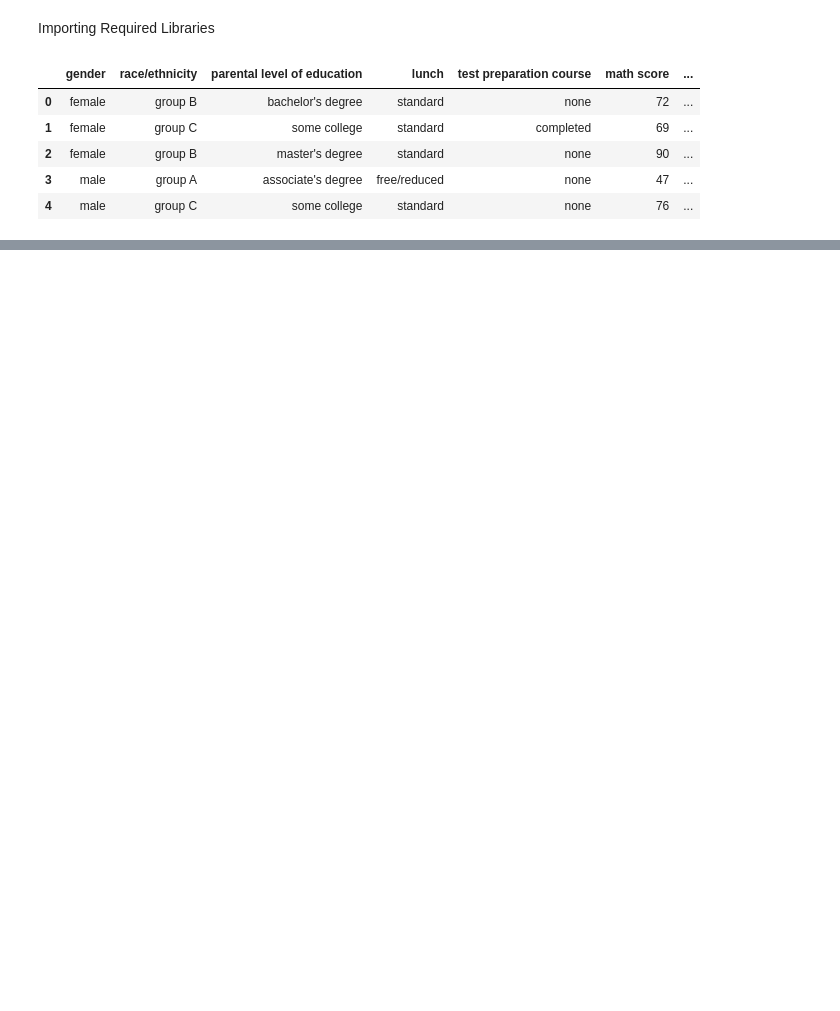
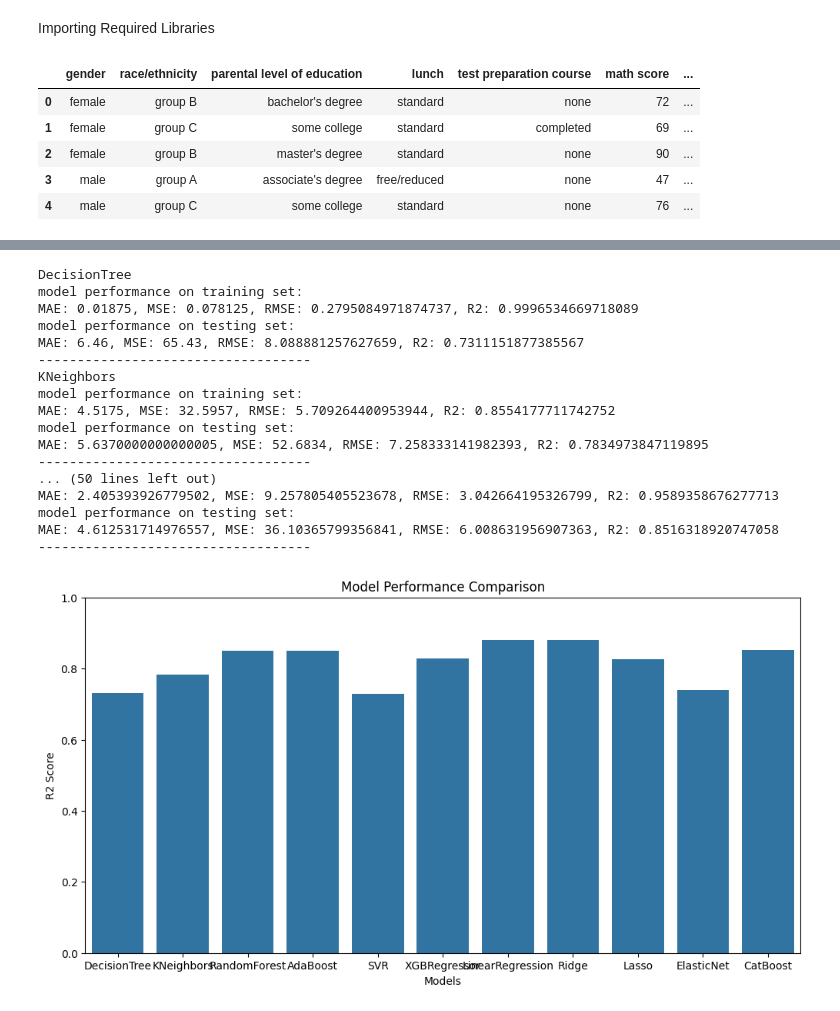
Before and after one commit to Goal48/ML_Project, a Jupyter notebook: notebook/Dataset/Model Traing.ipynb, the cells around one changed output, grey strips where cells are left out. Cells and saved outputs as stored; diff of their text form; code cells hidden in the pictures; blank space fills up the shorter version.

Commit message:
Model Training

```diff
--- a/notebook/Dataset/Model Traing.ipynb
+++ b/notebook/Dataset/Model Traing.ipynb
@@ -30,0 +91,6 @@ df.head()
+# %%
+X = preprocessor.fit_transform(X)
+# %%
+X = pd.DataFrame(X)
+print(X)
+print(X.shape)
@@ -30,0 +115,4 @@ df.head()
+# %%
+from sklearn.model_selection import train_test_split
+X_train, X_test, y_train, y_test = train_test_split(X, y, test_size=0.2, random_state=42)
+X_train.shape, X_test.shape, y_train.shape, y_test.shape
@@ -30,0 +121,70 @@ df.head()
+# %%
+def evaluate_model(true, predicted):
+    mae = mean_absolute_error(true, predicted)
+    mse = mean_squared_error(true, predicted)
+    rmse = np.sqrt(mse)
+    r2_square = r2_score(true, predicted)
+    return mae, mse, rmse, r2_square
+# %%
+models = {
+    "DecisionTree": DecisionTreeRegressor(),
+    "KNeighbors": KNeighborsRegressor(),
+    "RandomForest": RandomForestRegressor(),
+    "AdaBoost": AdaBoostRegressor(),
+    "SVR": SVR(),
+    "XGBRegressor": XGBRegressor(),
+    "LinearRegression": LinearRegression(),
+    "Ridge": Ridge(),
+    "Lasso": Lasso(),
+    "ElasticNet": ElasticNet(),
+    "CatBoost": CatBoostRegressor(verbose=False)
+}
+
+model_lists = []
+r2_lists = []
+
+for i in range(len(list(models))):
+    model = list(models.values())[i]
+    model.fit(X_train, y_train)
+
+    # Make predictions
+    y_train_pred = model.predict(X_train)
+    y_test_pred = model.predict(X_test)
+    # Evaluate the model
+    train_mae, train_mse, train_rmse, train_r2 = evaluate_model(y_train, y_train_pred)
+    test_mae, test_mse, test_rmse, test_r2 = evaluate_model(y_test, y_test_pred)
+    print(list(models.keys())[i])
+    model_lists.append(list(models.keys())[i])
+    print('model performance on training set:')
+    print(f'MAE: {train_mae}, MSE: {train_mse}, RMSE: {train_rmse}, R2: {train_r2}')
+    print('model performance on testing set:')
+    print(f'MAE: {test_mae}, MSE: {test_mse}, RMSE: {test_rmse}, R2: {test_r2}')
+    r2_lists.append(test_r2)
+    print('-----------------------------------')
+# Visualize the model performance
+plt.figure(figsize=(12,6))
+sns.barplot(x=model_lists, y=r2_lists)
+plt.xlabel('Models')
+plt.ylabel('R2 Score')
+plt.title('Model Performance Comparison')
+plt.ylim(0, 1)
+plt.show()
+# %% [output]
+DecisionTree
+model performance on training set:
+MAE: 0.01875, MSE: 0.078125, RMSE: 0.2795084971874737, R2: 0.9996534669718089
+model performance on testing set:
+MAE: 6.46, MSE: 65.43, RMSE: 8.088881257627659, R2: 0.7311151877385567
+-----------------------------------
+KNeighbors
+model performance on training set:
+MAE: 4.5175, MSE: 32.5957, RMSE: 5.709264400953944, R2: 0.8554177711742752
+model performance on testing set:
+MAE: 5.6370000000000005, MSE: 52.6834, RMSE: 7.258333141982393, R2: 0.7834973847119895
+-----------------------------------
+... (50 lines left out)
+MAE: 2.405393926779502, MSE: 9.257805405523678, RMSE: 3.042664195326799, R2: 0.9589358676277713
+model performance on testing set:
+MAE: 4.612531714976557, MSE: 36.10365799356841, RMSE: 6.008631956907363, R2: 0.8516318920747058
+-----------------------------------
+[figure, added]
```
Also changed, not shown: parts of 11 cells of this notebook, 4 other files.
